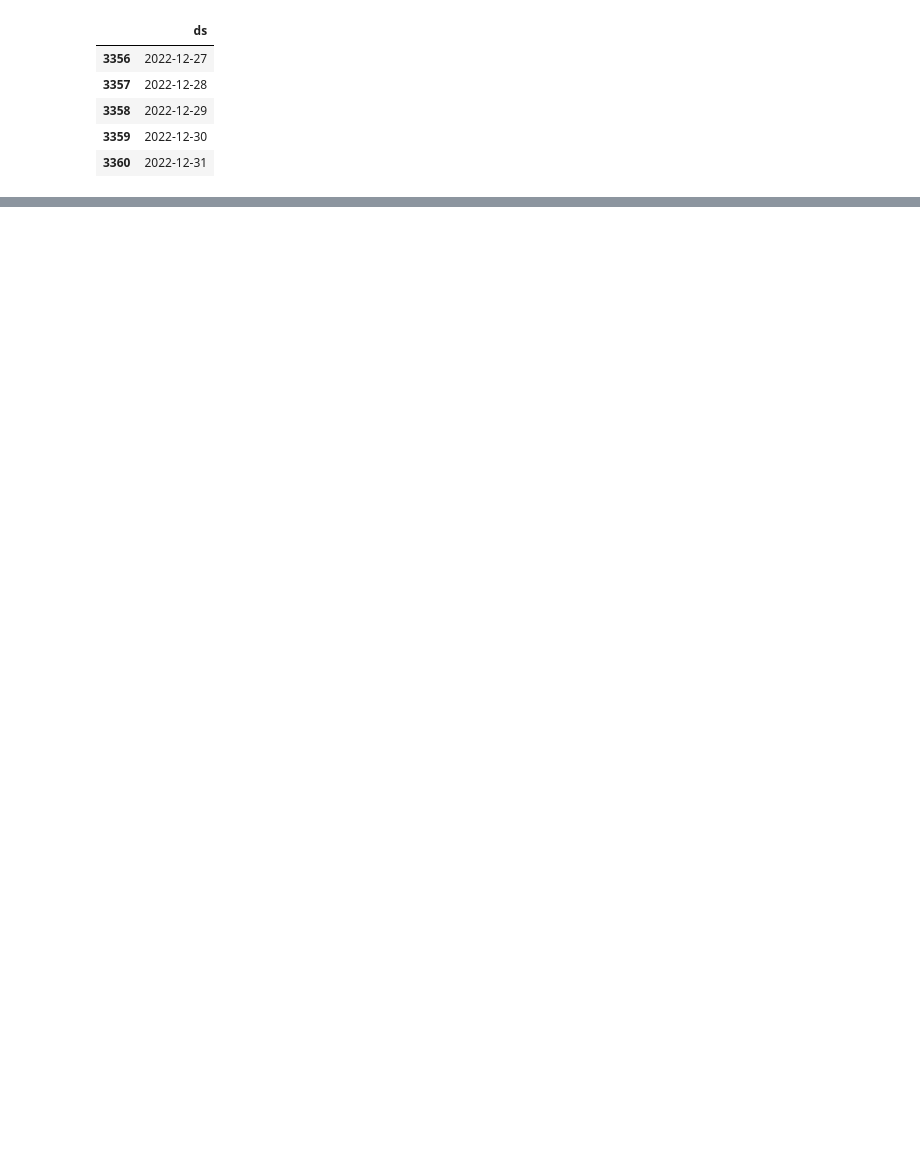
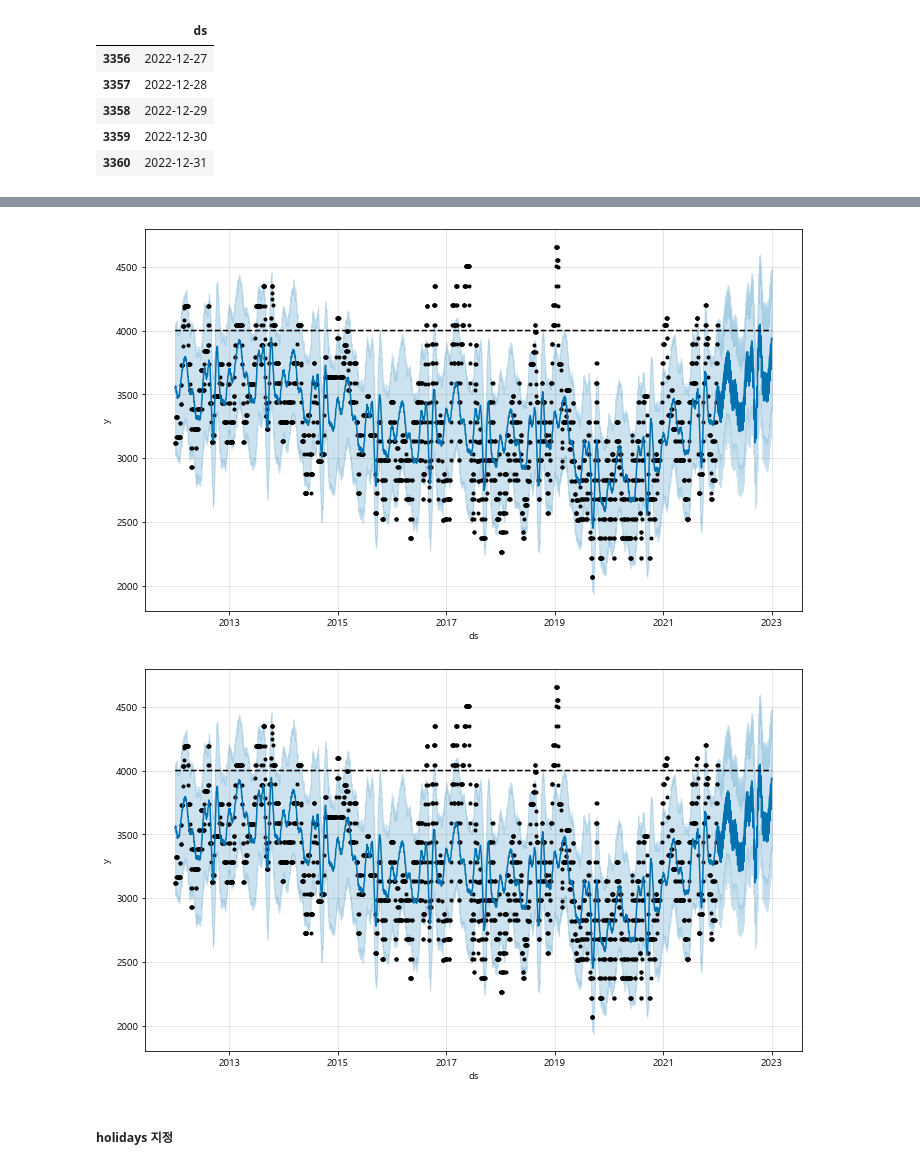
Before and after one commit to fin-special/chicken_price_prediction, a Jupyter notebook: 데이터시각화/hyebin.ipynb, the cells around one changed output, grey strips where cells are left out. Drawn from its saved outputs; the diff is of its cells as text; code cells hidden in the pictures; blank space fills up the shorter version.

```diff
--- a/데이터시각화/hyebin.ipynb
+++ b/데이터시각화/hyebin.ipynb
@@ -1442,0 +1324,7 @@ a = plot_yearly(m)
+# %%
+# 상한가를 4000, 하한가 2000으로 제한
+data['cap'] = 4000
+data['floor'] = 2000
+
+m = Prophet()
+m.fit(data)
@@ -1442,0 +1335,8 @@ a = plot_yearly(m)
+# %%
+future = m.make_future_dataframe(periods=365)
+future['cap'] = 4000
+future['floor'] = 2000
+
+forecast = m.predict(future)
+# forecast[['ds','yhat', 'yhat_lower', 'yhat_upper']]
+forecast.tail()
@@ -1442,0 +1350,7 @@ a = plot_yearly(m)
+# %%
+m.plot(forecast)
+# %% [output]
+[figure, added]
+[figure, added]
+# %% [markdown]
+##### holidays 지정
```
Also changed, not shown: parts of 67 cells of this notebook, 2 other files.
